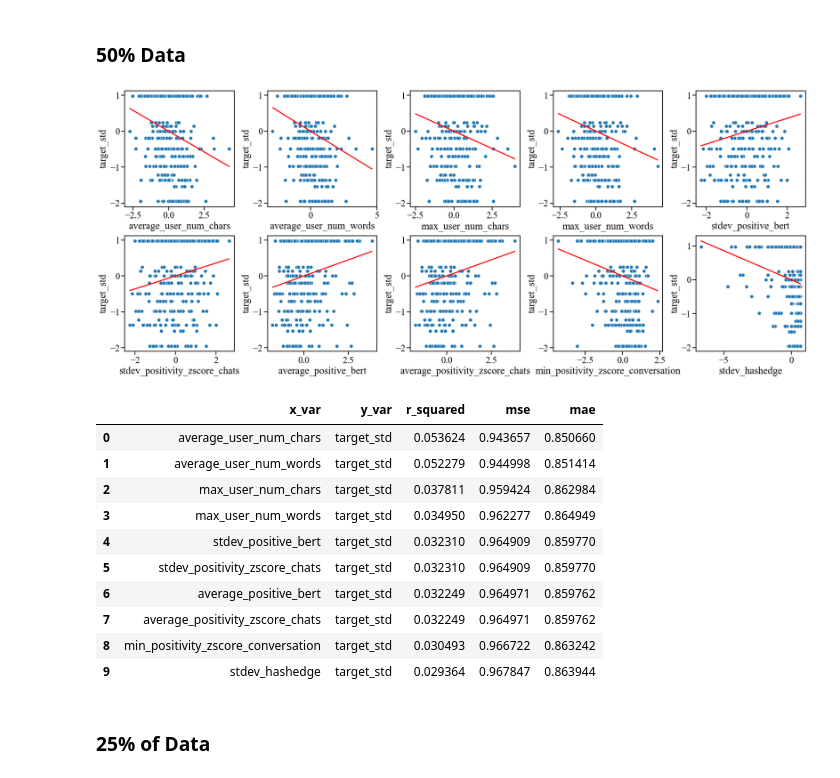
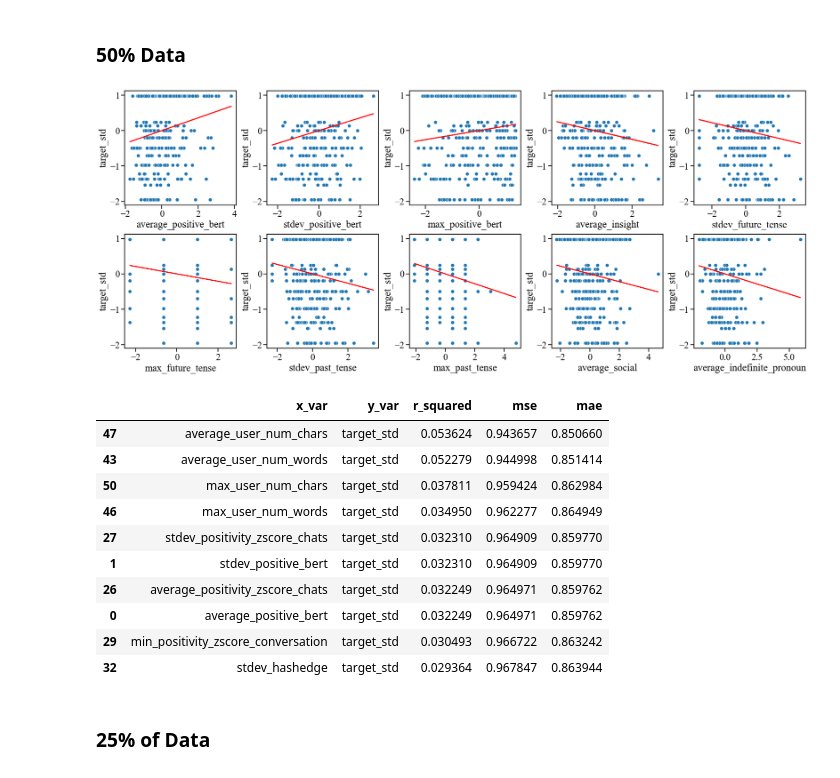
Before and after one commit to Watts-Lab/team_comm_tools, a Jupyter notebook: feature_engine/model/model_per_task_simple_linear_models.ipynb, the cells around one changed output. Saved outputs shown, nothing was run; the diff lists cells and outputs as text; code cells hidden in the pictures.

```diff
--- a/feature_engine/model/model_per_task_simple_linear_models.ipynb
+++ b/feature_engine/model/model_per_task_simple_linear_models.ipynb
@@ -222,23 +174,23 @@ r2_jury_simple_models75
 # %%
 juries_model50 = ModelBuilder(dataset_names = ["juries"], output_dir = '../output/first_50/')
 juries_model50.select_target(target=["majority_pct"])
 juries_model50.define_model(model_type = 'rf')
 
-r2_jury_simple_models50 = plot_single_linear_model(juries_model50.conv, get_columns_with_signal(juries_model50.conv), ["target_std"], num_top_plots=10)
+r2_jury_simple_models50 = plot_single_linear_model(juries_model50.conv, juries_model50.conv.drop(["target_raw", "target_std"], axis=1), ["target_std"], num_top_plots=10)
 r2_jury_simple_models50
 # %% [output]
-[figure, old version]
+[figure, new version]
 |  | x_var | y_var | r_squared | mse | mae |
-| 0 | average_user_num_chars | target_std | 0.053624 | 0.943657 | 0.850660 |
-| 1 | average_user_num_words | target_std | 0.052279 | 0.944998 | 0.851414 |
-| 2 | max_user_num_chars | target_std | 0.037811 | 0.959424 | 0.862984 |
-| 3 | max_user_num_words | target_std | 0.034950 | 0.962277 | 0.864949 |
-| 4 | stdev_positive_bert | target_std | 0.032310 | 0.964909 | 0.859770 |
-| 5 | stdev_positivity_zscore_chats | target_std | 0.032310 | 0.964909 | 0.859770 |
-| 6 | average_positive_bert | target_std | 0.032249 | 0.964971 | 0.859762 |
-| 7 | average_positivity_zscore_chats | target_std | 0.032249 | 0.964971 | 0.859762 |
-| 8 | min_positivity_zscore_conversation | target_std | 0.030493 | 0.966722 | 0.863242 |
-| 9 | stdev_hashedge | target_std | 0.029364 | 0.967847 | 0.863944 |
+| 47 | average_user_num_chars | target_std | 0.053624 | 0.943657 | 0.850660 |
+| 43 | average_user_num_words | target_std | 0.052279 | 0.944998 | 0.851414 |
+| 50 | max_user_num_chars | target_std | 0.037811 | 0.959424 | 0.862984 |
+| 46 | max_user_num_words | target_std | 0.034950 | 0.962277 | 0.864949 |
+| 27 | stdev_positivity_zscore_chats | target_std | 0.032310 | 0.964909 | 0.859770 |
+| 1 | stdev_positive_bert | target_std | 0.032310 | 0.964909 | 0.859770 |
+| 26 | average_positivity_zscore_chats | target_std | 0.032249 | 0.964971 | 0.859762 |
+| 0 | average_positive_bert | target_std | 0.032249 | 0.964971 | 0.859762 |
+| 29 | min_positivity_zscore_conversation | target_std | 0.030493 | 0.966722 | 0.863242 |
+| 32 | stdev_hashedge | target_std | 0.029364 | 0.967847 | 0.863944 |
 # %% [markdown]
 ### 25% of Data
 # %%
```
Also changed, not shown: parts of 23 cells of this notebook, 4 other files.
